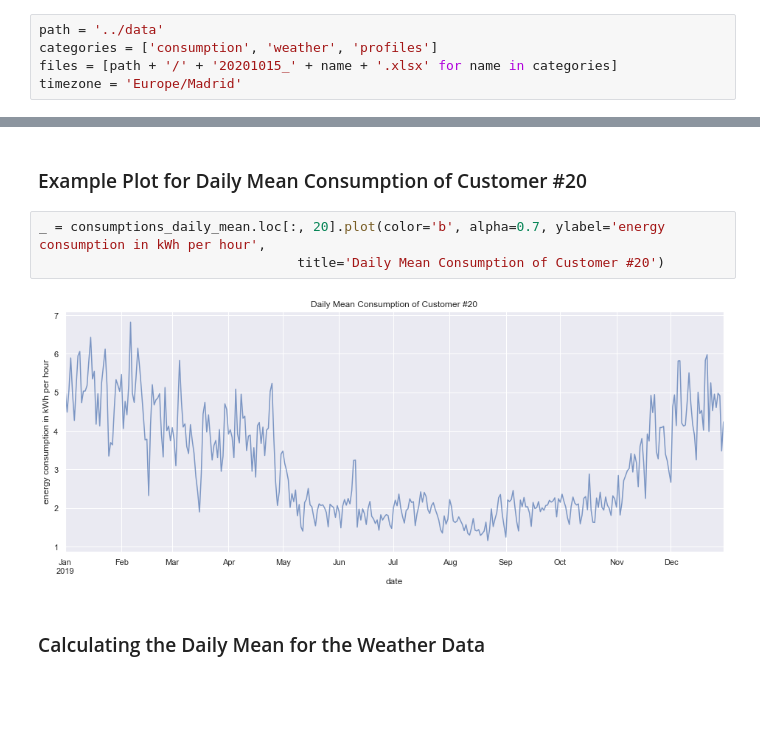
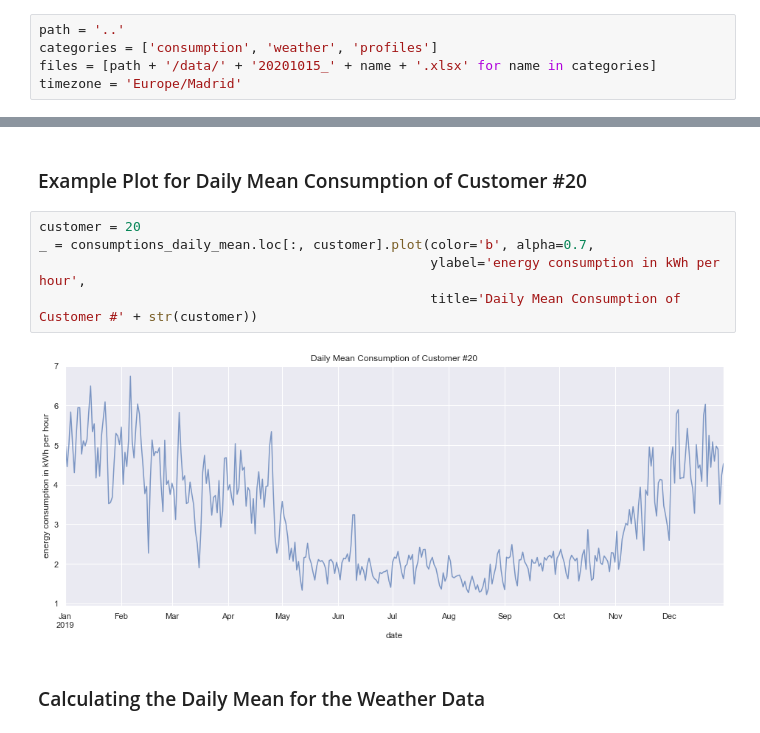
Before and after one commit to deepinsights-analytica/ieee-icpse2021-paper, a Jupyter notebook: notebooks/A1_DataExploration.ipynb, the cells around one changed output, grey strips where cells are left out. Cells and saved outputs as stored; diff of their text form; blank space fills up the shorter version.

```diff
--- a/notebooks/A1_DataExploration.ipynb
+++ b/notebooks/A1_DataExploration.ipynb
@@ -51,9 +52,9 @@ sns.set(rc={'figure.figsize':(16, 6)})
 # %% [markdown]
 ### Configuration
 # %%
-path = '../data'
+path = '..'
 categories = ['consumption', 'weather', 'profiles']
-files = [path + '/' + '20201015_' + name + '.xlsx' for name in categories]
+files = [path + '/data/' + '20201015_' + name + '.xlsx' for name in categories]
 timezone = 'Europe/Madrid'
 # %% [markdown]
 ### Function Definitions
@@ -316,10 +317,12 @@ consumptions_daily_mean
 # %% [markdown]
 ### Example Plot for Daily Mean Consumption of Customer #20
 # %%
-_ = consumptions_daily_mean.loc[:, 20].plot(color='b', alpha=0.7, ylabel='energy consumption in kWh per hour',
-                                 title='Daily Mean Consumption of Customer #20')
+customer = 20
+_ = consumptions_daily_mean.loc[:, customer].plot(color='b', alpha=0.7,
+                                                  ylabel='energy consumption in kWh per hour',
+                                                  title='Daily Mean Consumption of Customer #' + str(customer))
 # %% [output]
-[figure, old version]
+[figure, new version]
 # %% [markdown]
 ### Calculating the Daily Mean for the Weather Data
 # %%
```
Also changed, not shown: parts of 24 cells of this notebook.
